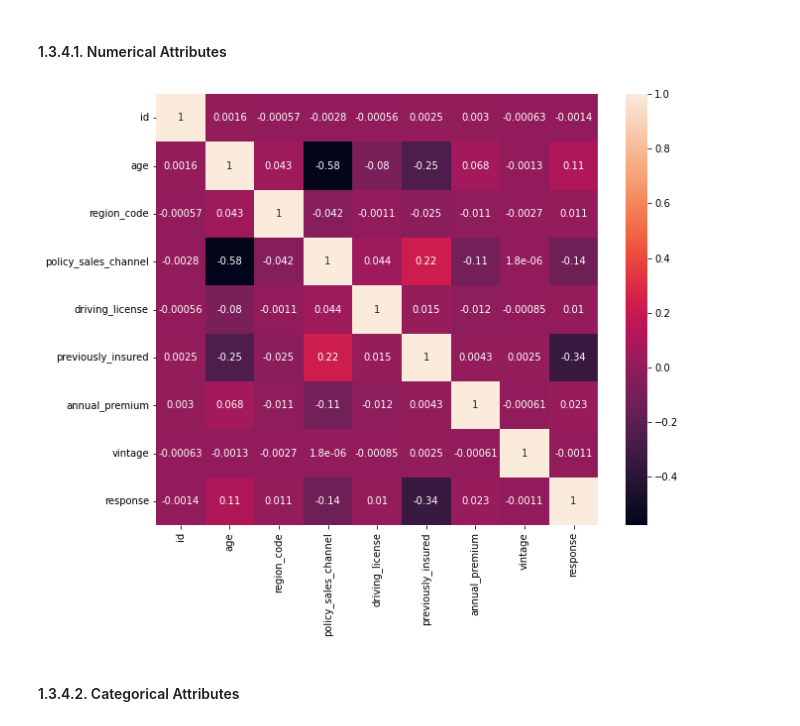
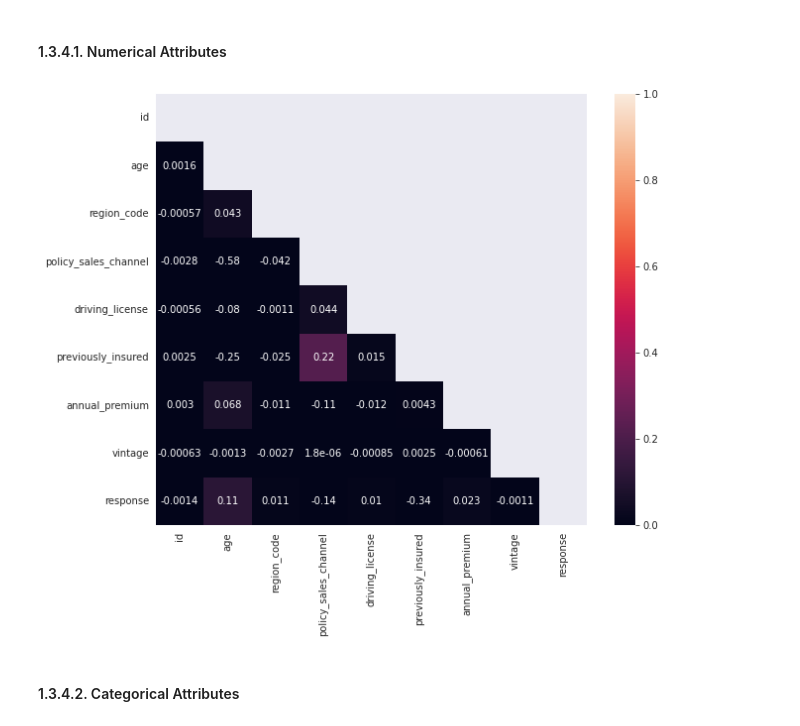
Before and after one commit to joaomj/health_insurance_cross_sell, a Jupyter notebook: health_insurance_cross-sell/notebooks/eda.ipynb, the cells around one changed output. Saved outputs shown, nothing was run; the diff lists cells and outputs as text; code cells hidden in the pictures.

```diff
--- a/health_insurance_cross-sell/notebooks/eda.ipynb
+++ b/health_insurance_cross-sell/notebooks/eda.ipynb
@@ -54,6 +54,22 @@ def cramers_v (x,y):
     v = np.sqrt( chi2_corr/min((cols_corr - 1), (rows_corr - 1) ) )
 
     return v
+
+def half_heatmap (data, width = 10, height = 8):
+
+    # Preparing a mask to show an empty upper triangle on the heatmap
+    mask = np.zeros_like(data) # return an array of zeros of same shape and type of df
+    mask[np.triu_indices_from(mask)] = True # return indices of upper triangle of array and assign 'True' boolean value to this positions
+
+    # Plotting heatmap
+    plt.figure(figsize = (width, height))
+
+    with sns.axes_style("dark"):
+        ax = sns.heatmap(data, mask = mask,vmin = 0., vmax = 1, square = True, annot = True) # where mask = True data will not be shown.
+
+    plt.show();
+
+    return None
 # %% [markdown]
 # 1. Data Understanding
 # %% [markdown]
@@ -587,11 +603,10 @@ for container in ax.containers:
 # %%
 correlation = num_att.corr(method='pearson')
 
-plt.figure(figsize=(10,8))
-sns.heatmap(correlation, annot=True)
-plt.show()
+# plot heatmap
+half_heatmap(correlation)
 # %% [output]
-[figure, old version]
+[figure, new version]
 # %% [markdown]
 #### 1.3.4.2. Categorical Attributes
 # %%
```
Also changed, not shown: parts of 12 cells of this notebook.
